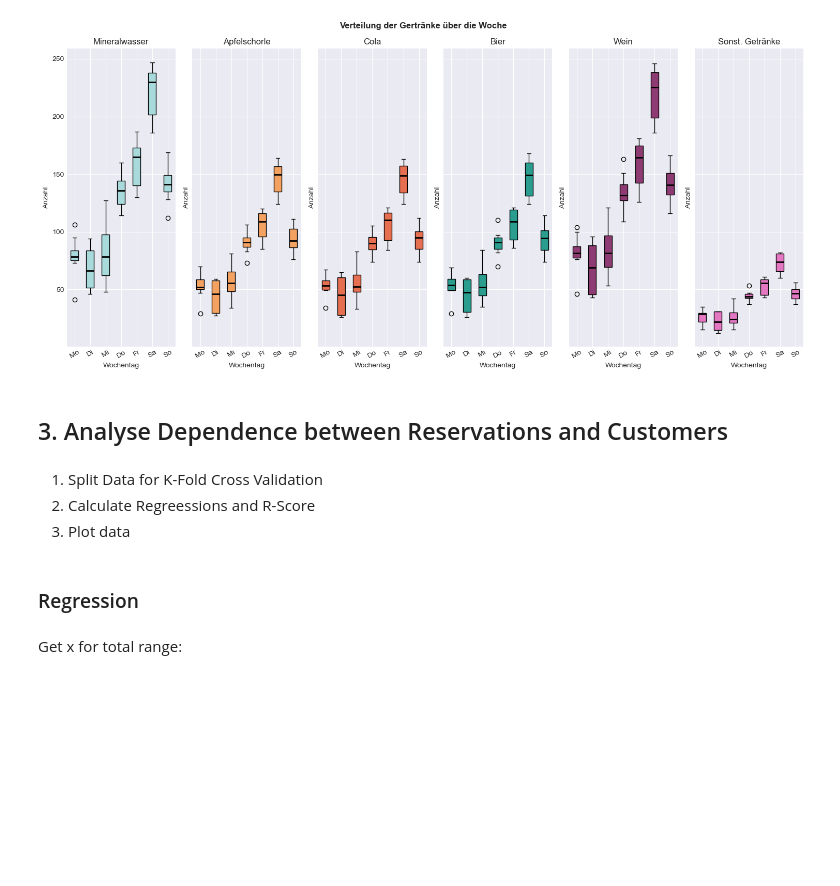
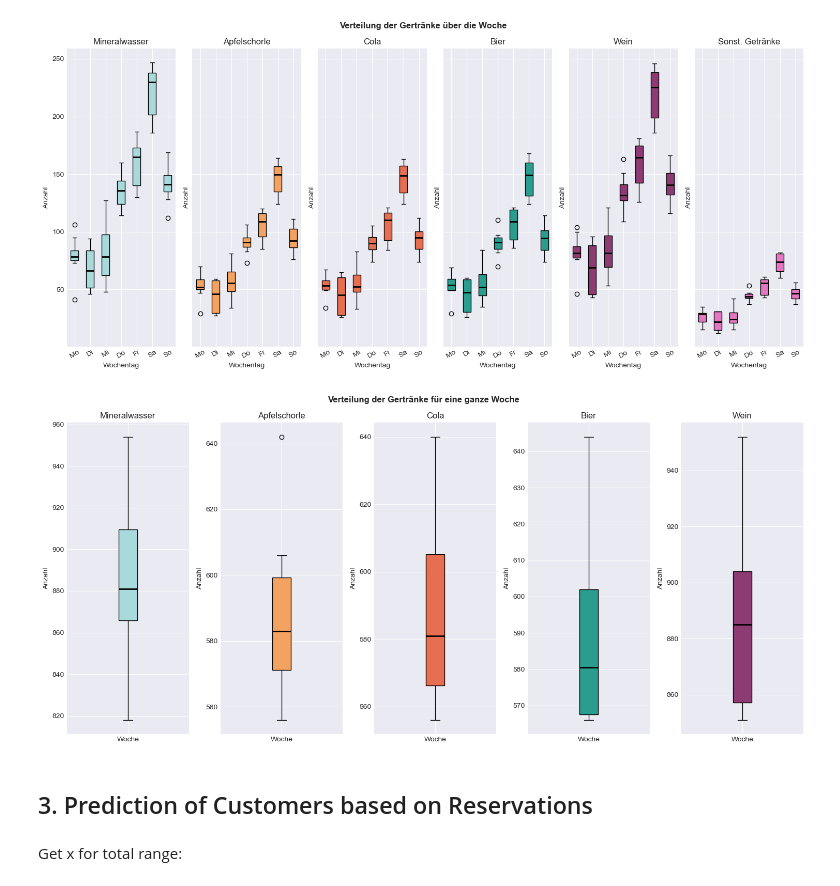
Before and after one commit to xjannis1x/master_ai, a Jupyter notebook: programming_in_python/exam/aufgabe2.ipynb, the cells around one changed output. Cells and saved outputs as stored; diff of their text form; code cells hidden in the pictures; blank space fills up the shorter version.

```diff
--- a/programming_in_python/exam/aufgabe2.ipynb
+++ b/programming_in_python/exam/aufgabe2.ipynb
@@ -443,14 +487,20 @@ plt.suptitle("Verteilung der Gertränke über die Woche", weight='bold')
 plt.tight_layout()
 # %% [output]
 [figure]
+# %%
+fig, axes = plt.subplots(1, 5, figsize=(15, 7))
+
+# plot each food
+for ax, c_name in zip(axes, drink_cols):
+    create_box_subplots(ax, drinks, c_name, by_weekday=False)
+
+plt.suptitle("Verteilung der Gertränke für eine ganze Woche", weight='bold')
+
+plt.tight_layout()
+# %% [output]
+[figure, added]
 # %% [markdown]
-## 3. Analyse Dependence between Reservations and Customers
+## 3. Prediction of Customers based on Reservations
-# %% [markdown]
-1. Split Data for K-Fold Cross Validation
-2. Calculate Regreessions and R-Score
-3. Plot data
-# %% [markdown]
-### Regression
 # %% [markdown]
 Get x for total range:
 # %%
```
Also changed, not shown: parts of 17 cells of this notebook.
